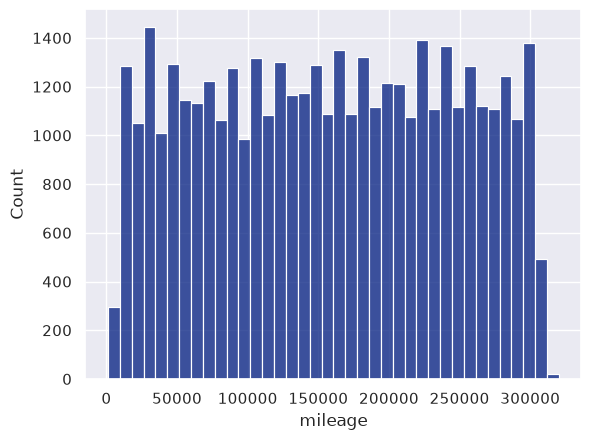
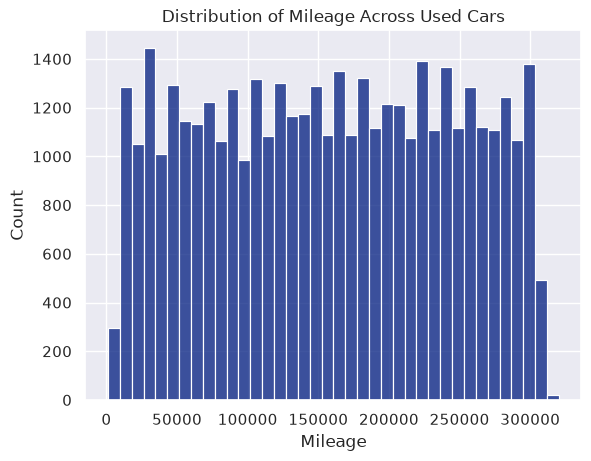
The notebook cell's code change between the first figure and the second:
--- before
+++ after
@@ -1 +1,3 @@
+plt.title("Distribution of Mileage Across Used Cars")
+plt.xlabel("Mileage")
 sns.histplot(df["mileage"]);

Commit: Add descriptive titles and axis labels to all visualizations